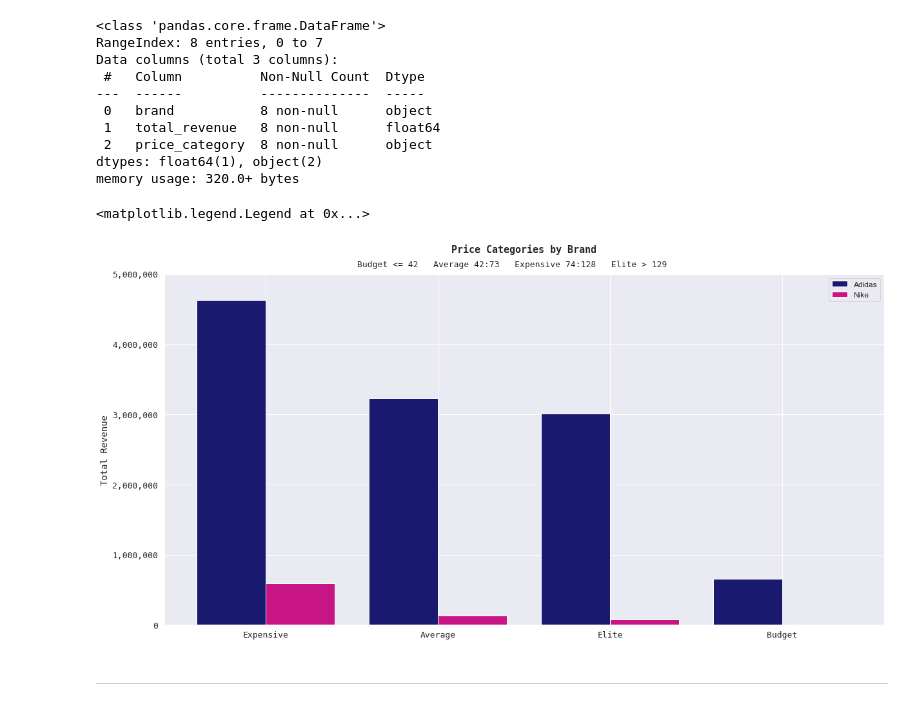
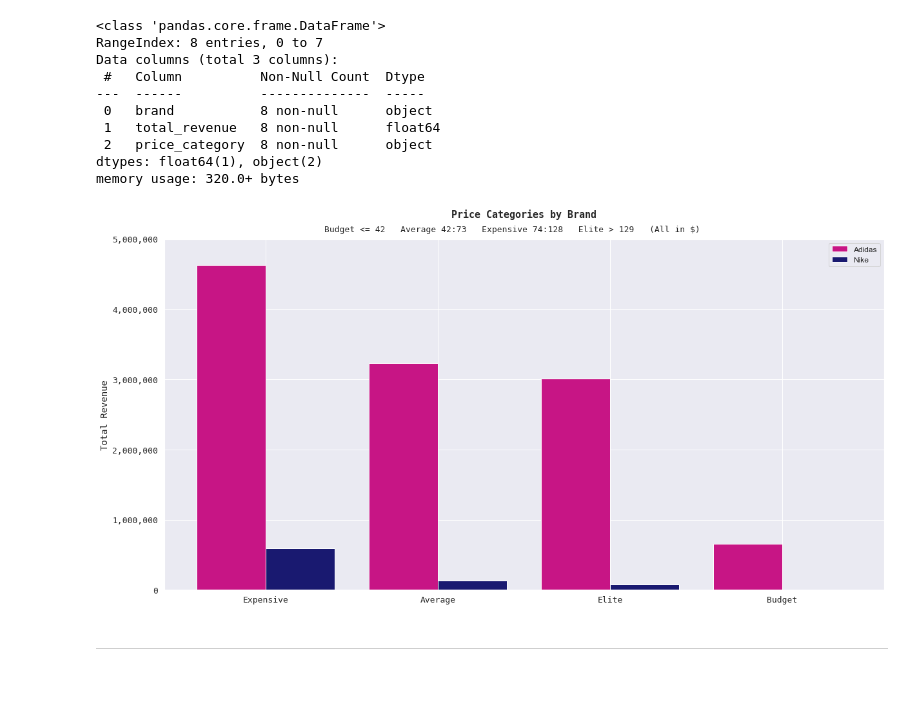
Before and after one commit to mennamamdouh/Optimizing-Online-Sports-Retail-Revenue, a Jupyter notebook: Optimizing Online Sports Retail Revenue.ipynb, the cells around one changed output. Cells and saved outputs as stored; diff of their text form; code cells hidden in the pictures.

```diff
--- a/Optimizing Online Sports Retail Revenue.ipynb
+++ b/Optimizing Online Sports Retail Revenue.ipynb
@@ -339,25 +339,25 @@ memory usage: 320.0+ bytes
 # %%
 adidas = labels[labels['brand']=="Adidas"]
 nike = labels[labels['brand']=="Nike"]
 
 x_pos = np.arange(len(adidas))
 tick_labels = labels['price_category'].unique()
 
 plt.figure(figsize=(20, 10))
-plt.bar(x_pos - 0.2, adidas['total_revenue'], width=0.4, label='Adidas', color="midnightblue")
-plt.bar(x_pos + 0.2, nike['total_revenue'], width=0.4, label='Nike', color="mediumvioletred")
+plt.bar(x_pos - 0.2, adidas['total_revenue'], width=0.4, label='Adidas', color="mediumvioletred")
+plt.bar(x_pos + 0.2, nike['total_revenue'], width=0.4, label='Nike', color="midnightblue")
 plt.title("Price Categories by Brand", fontsize=15, fontweight="bold", fontname="monospace", y=1.05)
-plt.suptitle("Budget <= 42   Average 42:73   Expensive 74:128   Elite > 129", fontsize=13, fontname="monospace", y=0.91)
+plt.suptitle("Budget <= 42   Average 42:73   Expensive 74:128   Elite > 129   (All in $)", fontsize=13, fontname="monospace", y=0.91)
 plt.ylabel("Total Revenue", fontsize=14, fontname="monospace")
 plt.ylim([0, 5000000])
 plt.xticks(x_pos, tick_labels, fontsize=13, fontname="monospace")
 current_values = plt.gca().get_yticks()
 plt.gca().set_yticklabels(['{:,.0f}'.format(x) for x in current_values])
 plt.yticks(fontsize=13, fontname="monospace")
 plt.legend(fontsize='medium')
+plt.show()
 # %% [output]
-<matplotlib.legend.Legend at 0x...>
-[figure, old version]
+[figure, new version]
 # %% [markdown]
 - - - -
 # %% [markdown]
```
Also changed, not shown: parts of 21 cells of this notebook.
